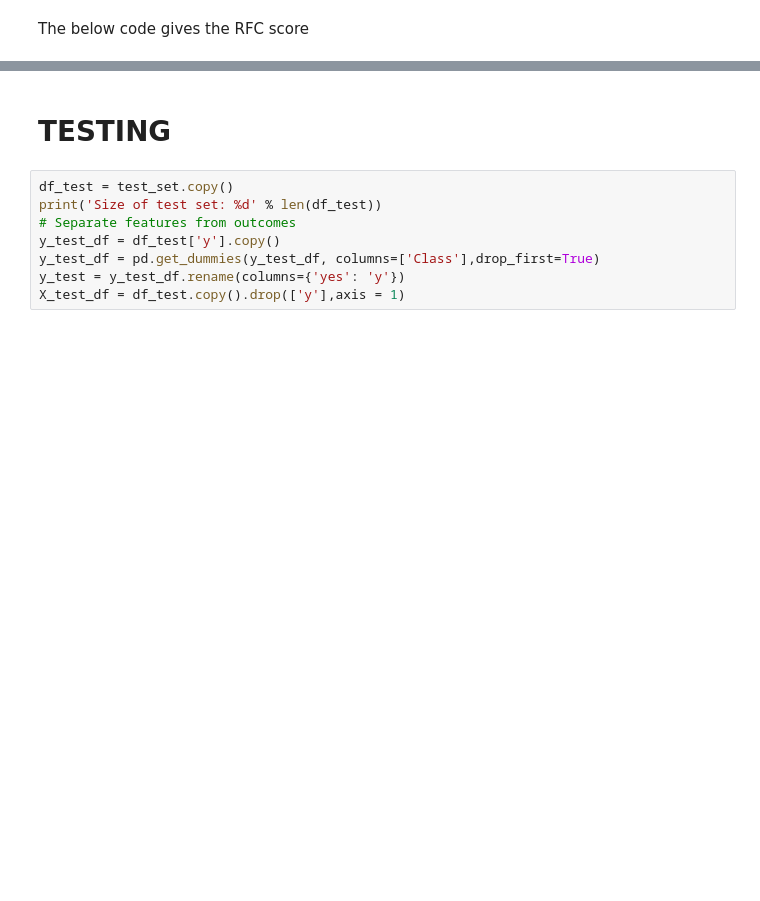
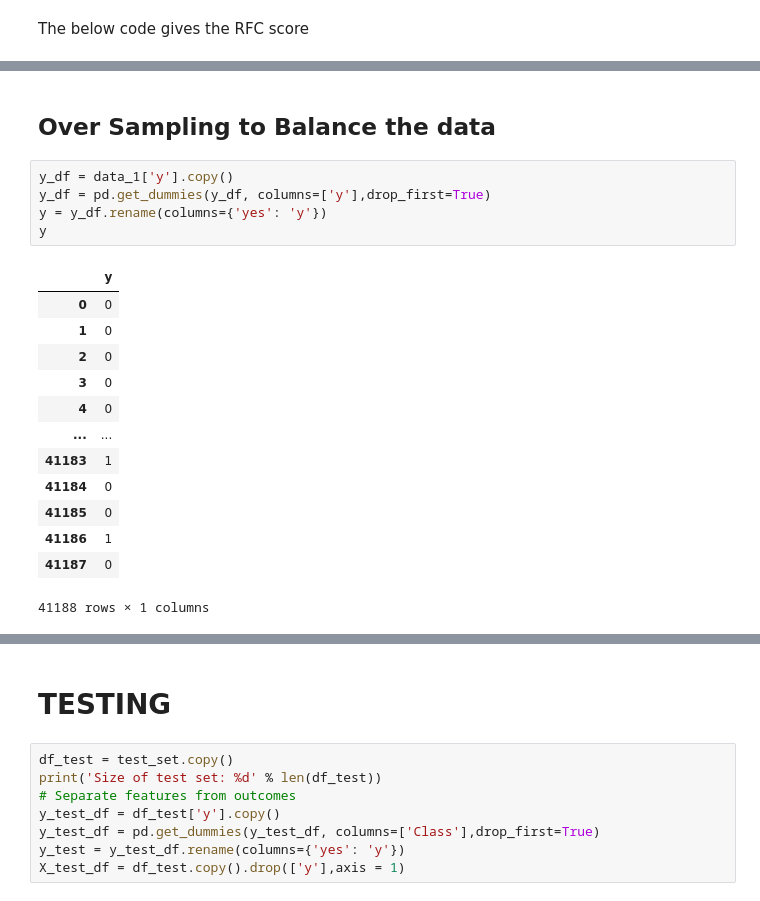
Before and after one commit to ADHIL-VENGAT/CE888-DataScience-and-Decision-making, a Jupyter notebook: Lab 3 End to End/bank_classification.ipynb, the cells around one changed output, grey strips where cells are left out. Drawn from its saved outputs; the diff is of its cells as text; blank space fills up the shorter version.

```diff
--- a/Lab 3 End to End/bank_classification.ipynb
+++ b/Lab 3 End to End/bank_classification.ipynb
@@ -470,0 +468,21 @@ print("ACC: %.2f +/- %.2f" % (scores.mean(), scores.std()))
+# %% [markdown]
+## **Over Sampling to Balance the data**
+# %%
+y_df = data_1['y'].copy()
+y_df = pd.get_dummies(y_df, columns=['y'],drop_first=True)
+y = y_df.rename(columns={'yes': 'y'})
+y
+# %% [output]
+|  | y |
+| 0 | 0 |
+| 1 | 0 |
+| 2 | 0 |
+| 3 | 0 |
+| 4 | 0 |
+| ... | ... |
+| 41183 | 1 |
+| 41184 | 0 |
+| 41185 | 0 |
+| 41186 | 1 |
+| 41187 | 0 |
+41188 rows × 1 columns
```
Also changed, not shown: parts of 28 cells of this notebook.
